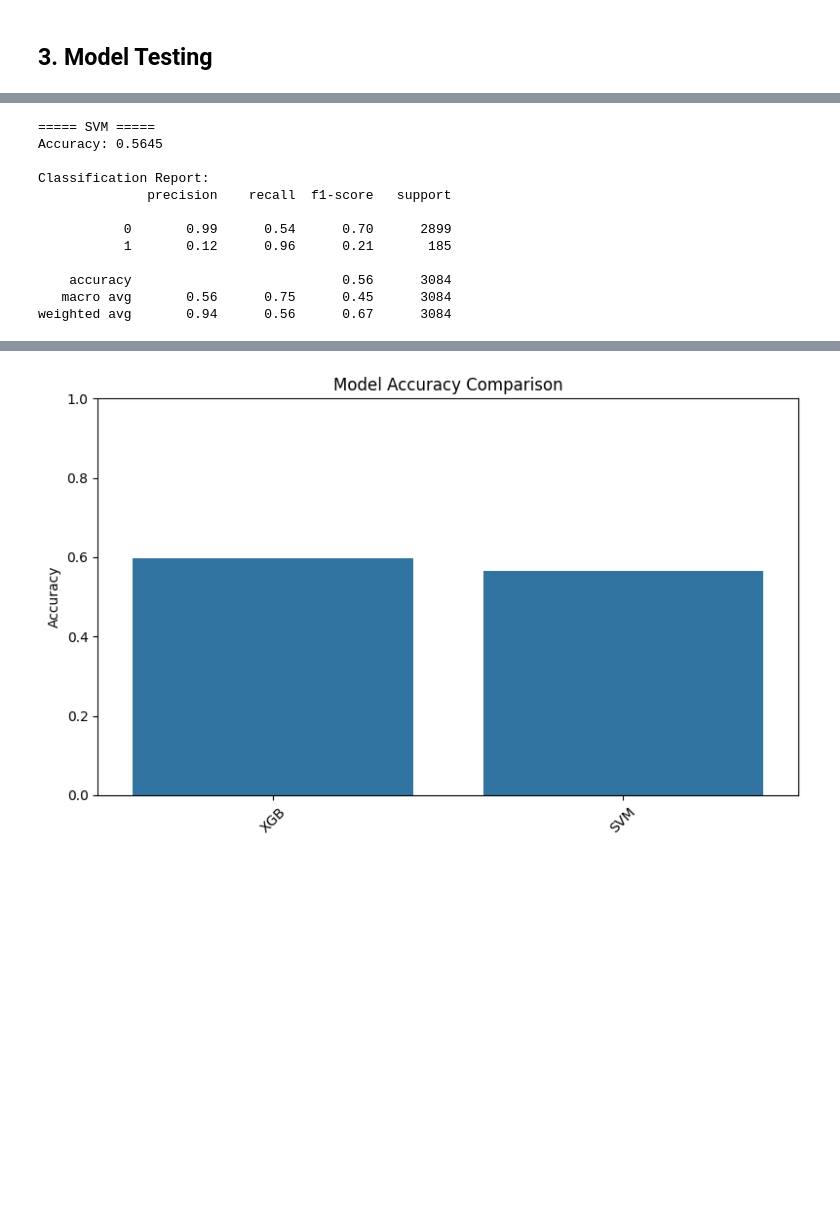
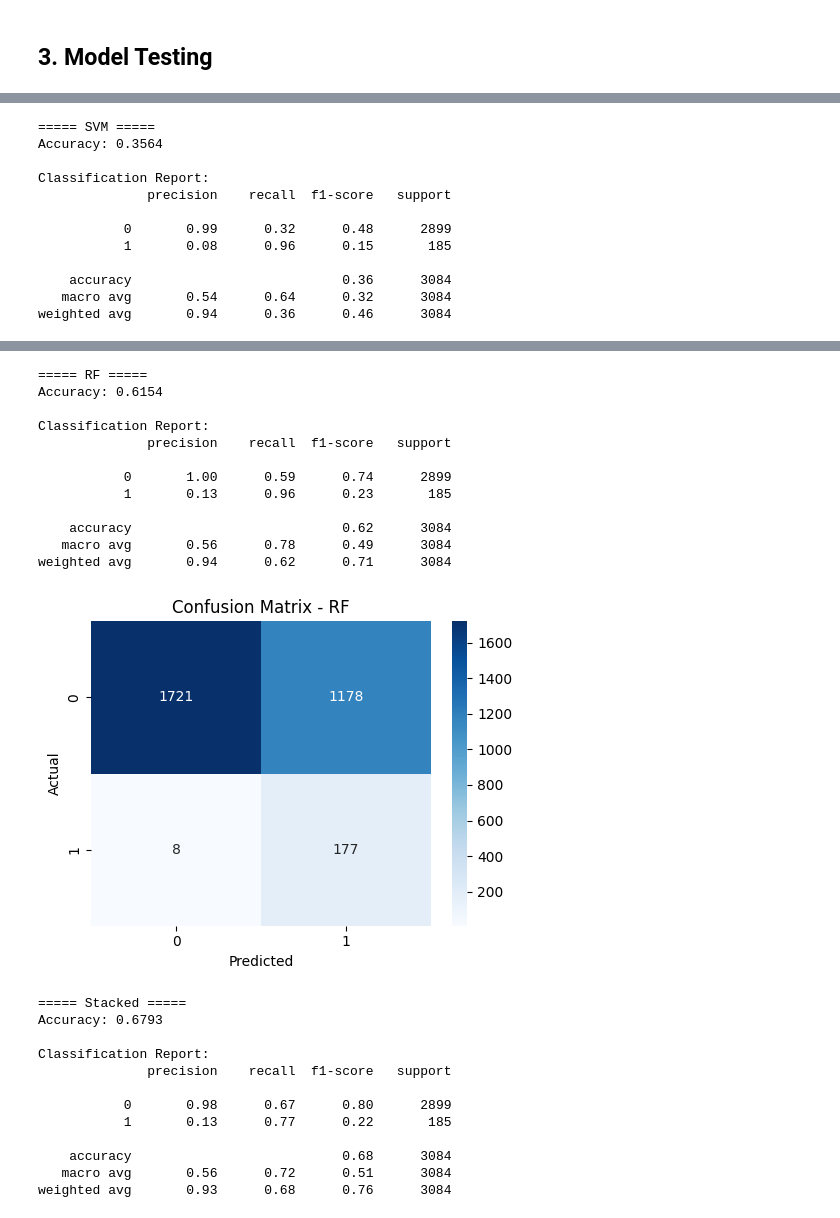
Before and after one commit to David38mk/vehicle-insurance-claim-fraud-datection-ML, a Jupyter notebook: notebooks/Vehicle-Insurance_claim_fraud_detection.ipynb, the cells around one changed output, grey strips where cells are left out. Saved outputs shown, nothing was run; the diff lists cells and outputs as text; code cells hidden in the pictures; blank space fills up the shorter version.

```diff
--- a/notebooks/Vehicle-Insurance_claim_fraud_detection.ipynb
+++ b/notebooks/Vehicle-Insurance_claim_fraud_detection.ipynb
@@ -308,6 +308,8 @@ plt.title("Correlation Heatmap")
 plt.show()
 # %% [output]
 [figure]
+# %%
+data = data.drop('AgeOfPolicyHolder',axis=1)
 # %% [markdown]
 ## 1.6. Data Split
 # %%
@@ -427,3 +429,28 @@ FraudFound_P
 0    94.014267
 1     5.985733
 Name: proportion, dtype: float64
+# %%
+rf = RandomForestClassifier(random_state=38)
+rf.fit(X_train, y_train)
+
+
+y_pred = rf.predict(X_val)
+
+
+acc = accuracy_score(y_val, y_pred)
+print(f"Accuracy Score: {acc:.4f}")
+
+
+print("\nClassification Report:")
+print(classification_report(y_val, y_pred))
+
+
+cm = confusion_matrix(y_val, y_pred)
+
+
+plt.figure(figsize=(6, 4))
+sns.heatmap(cm, annot=True, fmt='d', cmap='Blues', xticklabels=['No Fraud', 'Fraud'], yticklabels=['No Fraud', 'Fraud'])
+plt.title('Confusion Matrix')
+plt.xlabel('Predicted')
+plt.ylabel('Actual')
+plt.show()
@@ -653,8 +695,8 @@ f1_scorer = make_scorer(f1_score, pos_label=1)
 
 k = KFold(n_splits=10, shuffle=True, random_state=38)
 
-# 1. SVM - Randomized Search
-svm_model = SVC(class_weight='balanced')
+
+svm_model = SVC(class_weight='balanced', probability=True)
 svm_params = {
     'C': np.logspace(-2, 2, 10),
     'kernel': ['linear', 'rbf'],
@@ -667,7 +709,7 @@ svm_search.fit(X_res, y_res)
 print("Best SVM Params:", svm_search.best_params_)
 
 
-# 2. Random Forest - Randomized Search
+
 rf_model = RandomForestClassifier(class_weight='balanced',random_state=38)
 rf_params = {
     'n_estimators': [10,25,50,100, 200, 300, 500],
@@ -679,7 +721,7 @@ rf_search = RandomizedSearchCV(rf_model, rf_params, n_iter=10, cv=k, scoring={'r
 rf_search.fit(X_res, y_res)
 print("Best RF Params:", rf_search.best_params_)
 
-# 3. XGBoost - Randomized Search
+
 
 xgb_model = XGBClassifier(use_label_encoder=False, eval_metric='logloss', random_state=38)
 xgb_params = {
@@ -978,8 +854,10 @@ weighted avg       0.94      0.58      0.68      3701
 ## 3. Model Testing
 # %%
 model_dict = {
-    "XGB" : xgb_best,
-    "SVM" : svm
+    "XGB" : xgb,
+    "SVM" : svm,
+    "RF" : rf,
+    "Stacked" : stacked_model
     }
 compare_models(model_dict,X_test,y_test)
 # %% [output]
@@ -999,12 +877,12 @@ weighted avg       0.94      0.60      0.70      3084
 ===== SVM =====
-Accuracy: 0.5645
+Accuracy: 0.3564
 
 Classification Report:
               precision    recall  f1-score   support
 
-           0       0.99      0.54      0.70      2899
-           1       0.12      0.96      0.21       185
+           0       0.99      0.32      0.48      2899
+           1       0.08      0.96      0.15       185
 
-    accuracy                           0.56      3084
-   macro avg       0.56      0.75      0.45      3084
-weighted avg       0.94      0.56      0.67      3084
+    accuracy                           0.36      3084
+   macro avg       0.54      0.64      0.32      3084
+weighted avg       0.94      0.36      0.46      3084
@@ -1012 +890,25 @@ weighted avg       0.94      0.56      0.67      3084
+===== RF =====
+Accuracy: 0.6154
+
+Classification Report:
+              precision    recall  f1-score   support
+
+           0       1.00      0.59      0.74      2899
+           1       0.13      0.96      0.23       185
+
+    accuracy                           0.62      3084
+   macro avg       0.56      0.78      0.49      3084
+weighted avg       0.94      0.62      0.71      3084
-[figure, old version]
+[figure, new version]
+===== Stacked =====
+Accuracy: 0.6793
+
+Classification Report:
+              precision    recall  f1-score   support
+
+           0       0.98      0.67      0.80      2899
+           1       0.13      0.77      0.22       185
+
+    accuracy                           0.68      3084
+   macro avg       0.56      0.72      0.51      3084
+weighted avg       0.93      0.68      0.76      3084
```
Also changed, not shown: parts of 23 cells of this notebook, 1 other file.
